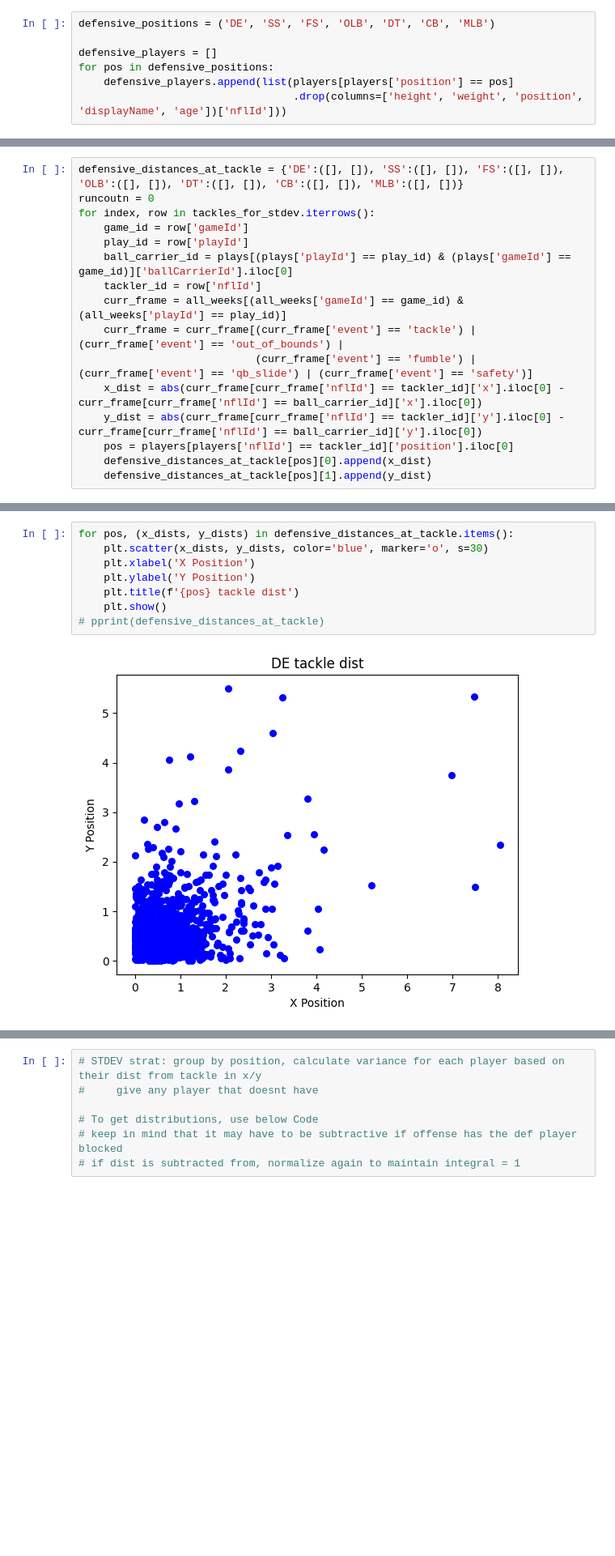
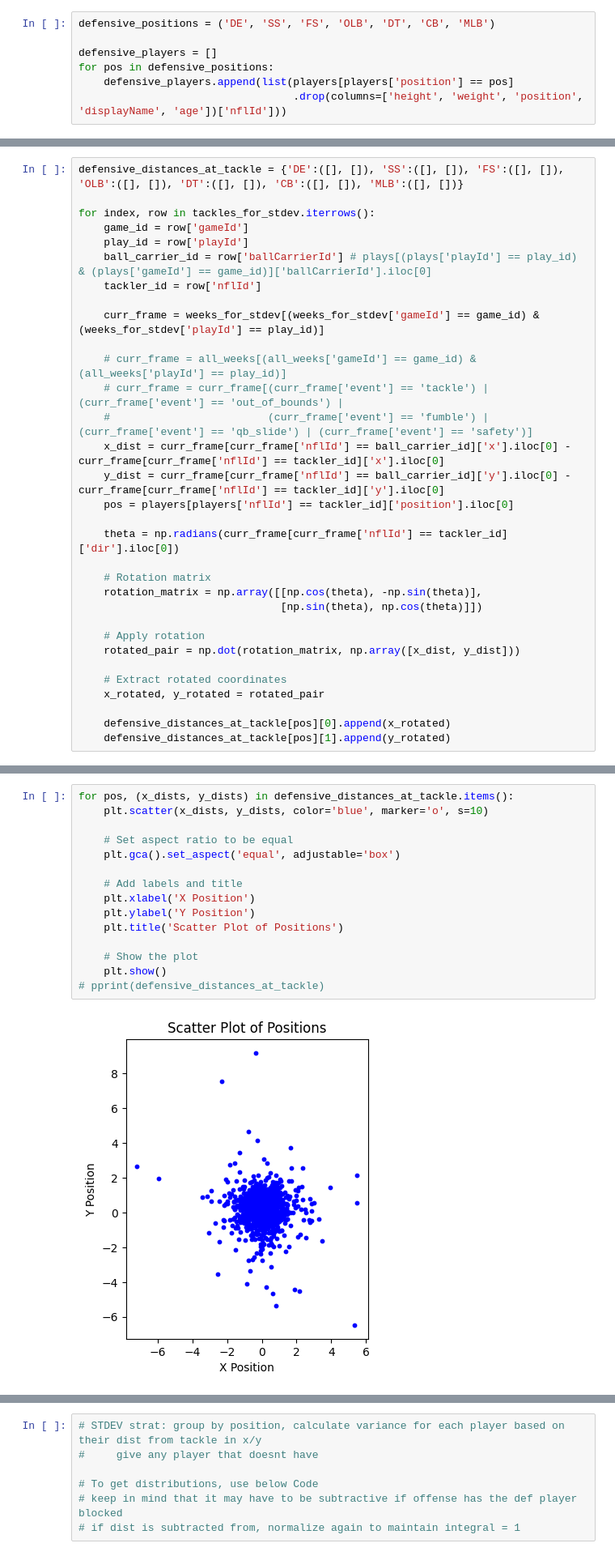
Before and after one commit to ashrithanumala/nfldatabowl2024, a Jupyter notebook: codemonkeynfl.ipynb, the cells around one changed output, grey strips where cells are left out. Shown at 81% size. Saved outputs shown, nothing was run; the diff lists cells and outputs as text; blank space fills up the shorter version.

Commit message:
stdev optimized, trying to get velocity impact

```diff
--- a/codemonkeynfl.ipynb
+++ b/codemonkeynfl.ipynb
@@ -320,16 +352,32 @@ tackles_for_stdev = tackles[(tackles["gameId"].isin(game_ids_to_keep)) & (tackle
 # %%
 defensive_distances_at_tackle = {'DE':([], []), 'SS':([], []), 'FS':([], []), 'OLB':([], []), 'DT':([], []), 'CB':([], []), 'MLB':([], [])}
-runcoutn = 0
+
 for index, row in tackles_for_stdev.iterrows():
     game_id = row['gameId']
     play_id = row['playId']
-    ball_carrier_id = plays[(plays['playId'] == play_id) & (plays['gameId'] == game_id)]['ballCarrierId'].iloc[0]
+    ball_carrier_id = row['ballCarrierId'] # plays[(plays['playId'] == play_id) & (plays['gameId'] == game_id)]['ballCarrierId'].iloc[0]
     tackler_id = row['nflId']
-    curr_frame = all_weeks[(all_weeks['gameId'] == game_id) & (all_weeks['playId'] == play_id)]
-    curr_frame = curr_frame[(curr_frame['event'] == 'tackle') | (curr_frame['event'] == 'out_of_bounds') |
-                            (curr_frame['event'] == 'fumble') | (curr_frame['event'] == 'qb_slide') | (curr_frame['event'] == 'safety')]
-    x_dist = abs(curr_frame[curr_frame['nflId'] == tackler_id]['x'].iloc[0] - curr_frame[curr_frame['nflId'] == ball_carrier_id]['x'].iloc[0])
-    y_dist = abs(curr_frame[curr_frame['nflId'] == tackler_id]['y'].iloc[0] - curr_frame[curr_frame['nflId'] == ball_carrier_id]['y'].iloc[0])
+
+    curr_frame = weeks_for_stdev[(weeks_for_stdev['gameId'] == game_id) & (weeks_for_stdev['playId'] == play_id)]
+
+    # curr_frame = all_weeks[(all_weeks['gameId'] == game_id) & (all_weeks['playId'] == play_id)]
+    # curr_frame = curr_frame[(curr_frame['event'] == 'tackle') | (curr_frame['event'] == 'out_of_bounds') |
+    #                         (curr_frame['event'] == 'fumble') | (curr_frame['event'] == 'qb_slide') | (curr_frame['event'] == 'safety')]
+    x_dist = curr_frame[curr_frame['nflId'] == ball_carrier_id]['x'].iloc[0] - curr_frame[curr_frame['nflId'] == tackler_id]['x'].iloc[0]
+    y_dist = curr_frame[curr_frame['nflId'] == ball_carrier_id]['y'].iloc[0] - curr_frame[curr_frame['nflId'] == tackler_id]['y'].iloc[0]
     pos = players[players['nflId'] == tackler_id]['position'].iloc[0]
-    defensive_distances_at_tackle[pos][0].append(x_dist)
-    defensive_distances_at_tackle[pos][1].append(y_dist)
+
+    theta = np.radians(curr_frame[curr_frame['nflId'] == tackler_id]['dir'].iloc[0])
+
+    # Rotation matrix
+    rotation_matrix = np.array([[np.cos(theta), -np.sin(theta)],
+                                [np.sin(theta), np.cos(theta)]])
+
+    # Apply rotation
+    rotated_pair = np.dot(rotation_matrix, np.array([x_dist, y_dist]))
+
+    # Extract rotated coordinates
+    x_rotated, y_rotated = rotated_pair
+
+    defensive_distances_at_tackle[pos][0].append(x_rotated)
+    defensive_distances_at_tackle[pos][1].append(y_rotated)
@@ -345,10 +384,17 @@ single positional indexer is out-of-bounds
 # %%
 for pos, (x_dists, y_dists) in defensive_distances_at_tackle.items():
-    plt.scatter(x_dists, y_dists, color='blue', marker='o', s=30)
+    plt.scatter(x_dists, y_dists, color='blue', marker='o', s=10)
+
+    # Set aspect ratio to be equal
+    plt.gca().set_aspect('equal', adjustable='box')
+
+    # Add labels and title
     plt.xlabel('X Position')
     plt.ylabel('Y Position')
-    plt.title(f'{pos} tackle dist')
+    plt.title('Scatter Plot of Positions')
+
+    # Show the plot
     plt.show()
 # pprint(defensive_distances_at_tackle)
 # %% [output]
-[figure, old version]
+[figure, new version]
```
Also changed, not shown: parts of 11 cells of this notebook.
